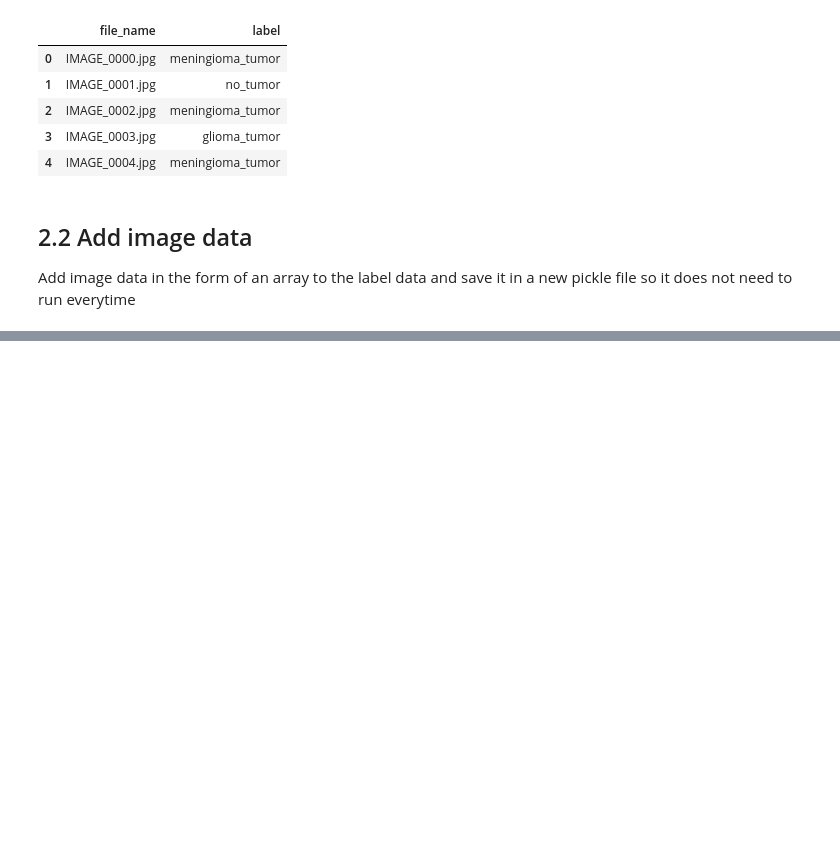
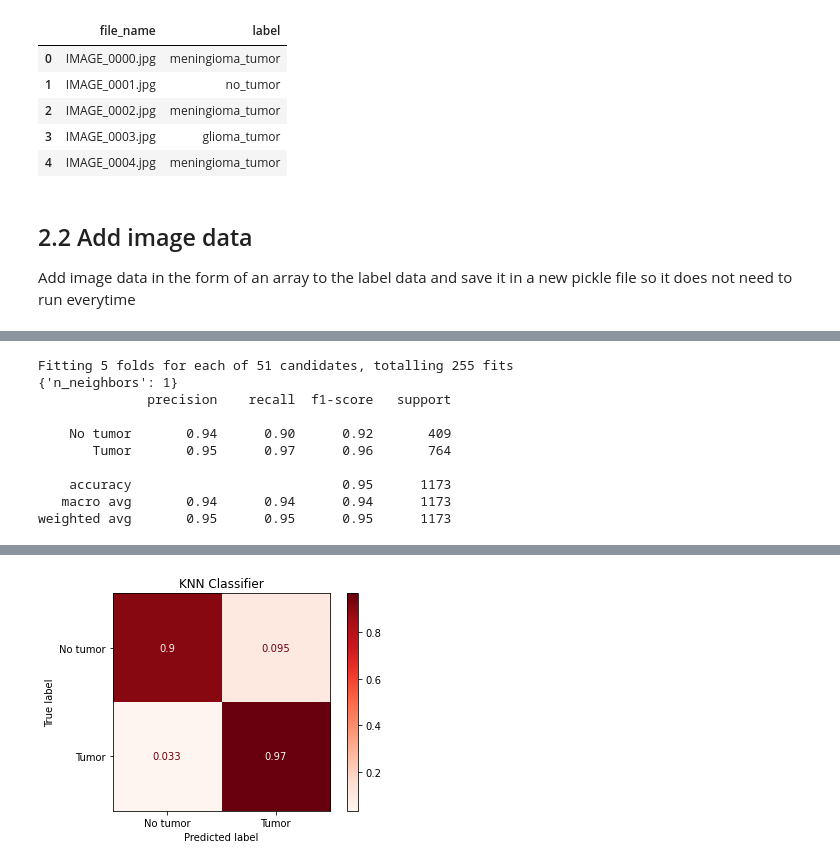
Before and after one commit to tanpinray/AMLS_22-21_SN18100138, a Jupyter notebook: Task_A.ipynb, the cells around one changed output, grey strips where cells are left out. Saved outputs shown, nothing was run; the diff lists cells and outputs as text; code cells hidden in the pictures; blank space fills up the shorter version.

```diff
--- a/Task_A.ipynb
+++ b/Task_A.ipynb
@@ -344,56 +498,57 @@ def KNNClassifierCV(X_train, y_train, X_test):
     '''
 
     # Create dictionary of parameters to cross validate the estimator on
-    parameters = [
-    {'algorithm': ['ball_tree'], 'n_neighbors':[1, 2, 3, 4], 'leaf_size':[10, 20, 30]},
-    {'algorithm': ['kd_tree'], 'n_neighbors':[1, 2, 3, 4], 'leaf_size':[10, 20, 30]},
-    {'algorithm': ['brute'], 'n_neighbors':[1, 2, 3, 4]}
-    ]
+    parameters ={'n_neighbors': range(1, math.floor(math.sqrt(X_train.shape[1])), 1)}
+
+    matthews = metrics.make_scorer(metrics.matthews_corrcoef)
+    scoring = {'AUC': 'roc_auc_ovr_weighted', 'matthews': matthews}
 
     # Create KNN object
-    neigh = KNeighborsClassifier()
+    neigh = KNeighborsClassifier(algorithm='auto')
     # Exhaustive search over all chosen parameters
-    clf = GridSearchCV(neigh, parameters, scoring='accuracy')
+    clf = GridSearchCV(neigh,
+                       parameters,
+                       scoring=scoring,
+                       refit='matthews', # use matthews for refit due to imbalanced data
+                       verbose=1,
+                       return_train_score=True)
     # Fit KNN model with the parameters for cross-validation
     clf.fit(X_train, y_train)
+    # Predict labels with the best parameters from cross-validation
     print(clf.best_params_)
+
+    results = pd.DataFrame.from_dict(clf.cv_results_).sort_values(by=['rank_test_matthews'])
+    results = results[['params', 'mean_train_AUC','mean_test_AUC', 'rank_test_AUC',
+                       'mean_train_matthews', 'mean_test_matthews', 'rank_test_matthews']]
+
     # Predict labels with the best parameters from cross-validation
     Y_pred = clf.predict(X_test)
 
-    fig, axs = plt.subplots(nrows=1, ncols=2, figsize=(12, 6))
-    fig.suptitle('KNN Classifier')
-    axs[0].set_title('Train')
-    axs[1].set_title('Test')
-    metrics.ConfusionMatrixDisplay.from_estimator(
-        clf,
-        X_train,
-        y_train,
+    fig, ax = plt.subplots()
+    metrics.ConfusionMatrixDisplay.from_predictions(
+        y_test,
+        Y_pred,
         cmap=plt.cm.Reds,
         normalize='true',
-        ax = axs[0],
-        display_labels = ['No tumor', 'Tumor'],
-        colorbar = False
+        ax=ax,
+        display_labels = ['No tumor', 'Tumor']
     )
-    metrics.ConfusionMatrixDisplay.from_estimator(
-        clf,
-        X_test,
-        y_test,
-        cmap=plt.cm.Reds,
-        normalize='true',
-        ax = axs[1],
-        display_labels = ['No tumor', 'Tumor'],
-        colorbar = False
-    )
+    ax.set_title('KNN Classifier')
 
-    return Y_pred
+    return Y_pred, results
 
-# clf = svm.SVC()
-# clf.fit(X_train, y_train)
-# Y_pred = clf.predict(X_test)
-# throws error: setting an array element with a sequence
-# when getting X from dataframe, the resulting array is dtype object,
-# but when getting X directly from hog_features, resulting array is dtype float??
 
-Y_pred_KNN = KNNClassifierCV(X_train, y_train, X_test)
-score_KNN = metrics.accuracy_score(y_test, Y_pred_KNN)
-print('KNN classifier score:', score_KNN)
+Y_pred_KNN, results_KNN = KNNClassifierCV(X_train, y_train, X_test)
+print(metrics.classification_report(y_test, Y_pred_KNN, target_names=['No tumor', 'Tumor']))
+display(results_KNN)
+# %% [output]
+Fitting 5 folds for each of 51 candidates, totalling 255 fits
+{'n_neighbors': 1}
+              precision    recall  f1-score   support
+
+    No tumor       0.94      0.90      0.92       409
+       Tumor       0.95      0.97      0.96       764
+
+    accuracy                           0.95      1173
+   macro avg       0.94      0.94      0.94      1173
+weighted avg       0.95      0.95      0.95      1173
@@ -400,3 +572,4 @@ print('KNN classifier score:', score_KNN)
+[figure, added]
 # %%
 # def RFClassifierCV(X_train, y_train, X_test):
 #     '''
```
Also changed, not shown: parts of 16 cells of this notebook.
